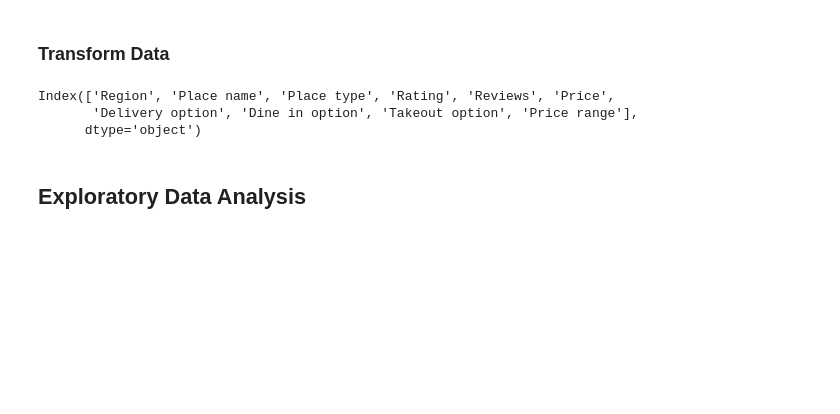
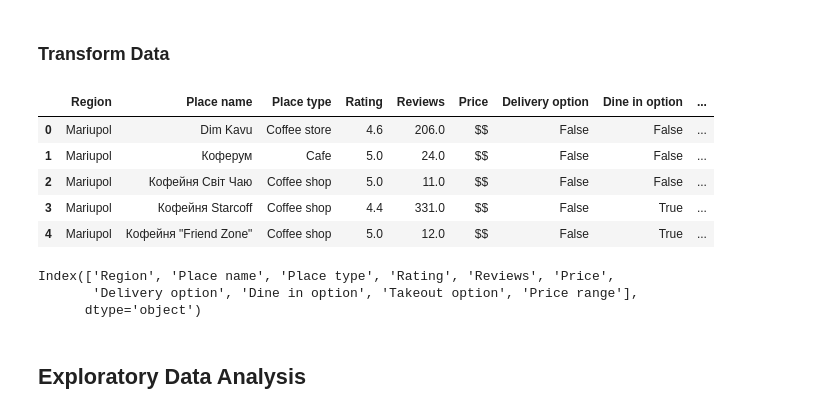
Before and after one commit to LenSin3/ukraine-coffee-shops, a Jupyter notebook: ukraine_coffee_shops.ipynb, the cells around one changed output. Saved outputs shown, nothing was run; the diff lists cells and outputs as text; code cells hidden in the pictures; blank space fills up the shorter version.

```diff
--- a/ukraine_coffee_shops.ipynb
+++ b/ukraine_coffee_shops.ipynb
@@ -228,6 +228,14 @@ def clean_and_transform(data):
     return data
 # %%
 df_clean = clean_and_transform(df)
+df_clean.head()
+# %% [output]
+|  | Region | Place name | Place type | Rating | Reviews | Price | Delivery option | Dine in option | ... |
+| 0 | Mariupol | Dim Kavu | Coffee store | 4.6 | 206.0 | $$ | False | False | ... |
+| 1 | Mariupol | Коферум | Cafe | 5.0 | 24.0 | $$ | False | False | ... |
+| 2 | Mariupol | Кофейня Світ Чаю | Coffee shop | 5.0 | 11.0 | $$ | False | False | ... |
+| 3 | Mariupol | Кофейня Starcoff | Coffee shop | 4.4 | 331.0 | $$ | False | True | ... |
+| 4 | Mariupol | Кофейня "Friend Zone" | Coffee shop | 5.0 | 12.0 | $$ | False | True | ... |
 # %%
 df_clean.columns
 # %% [output]
```
Also changed, not shown: parts of 12 cells of this notebook.
